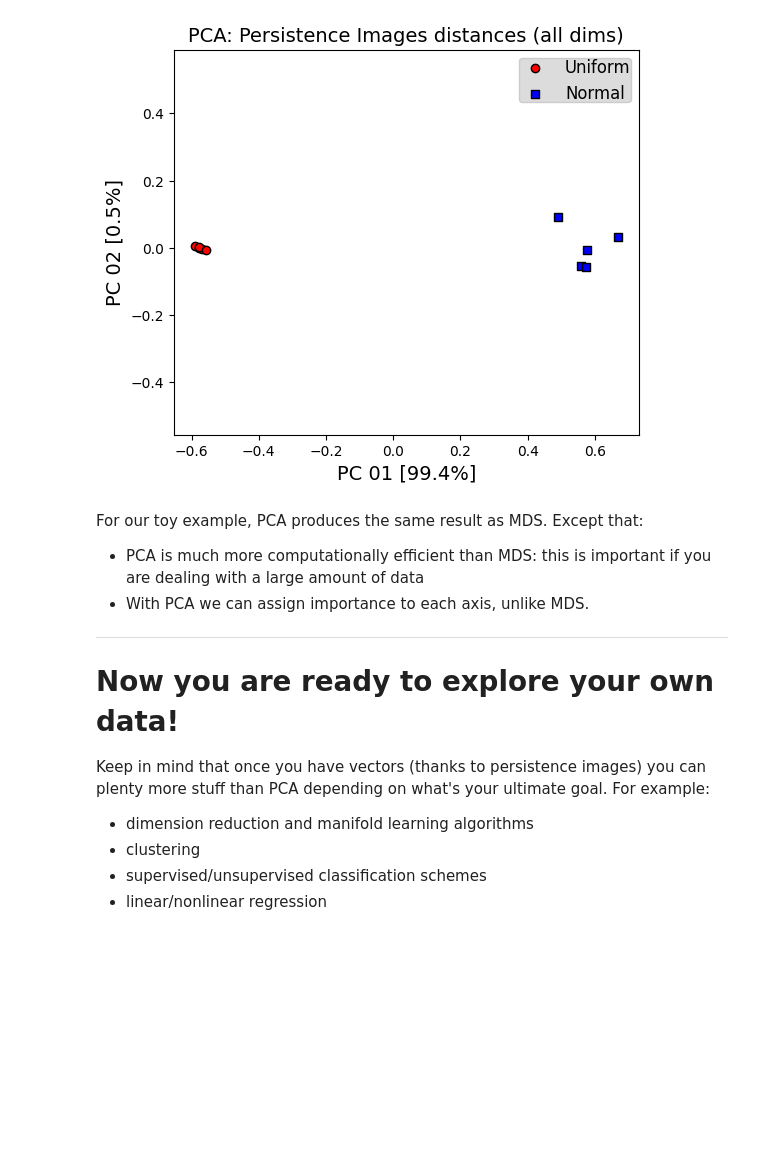
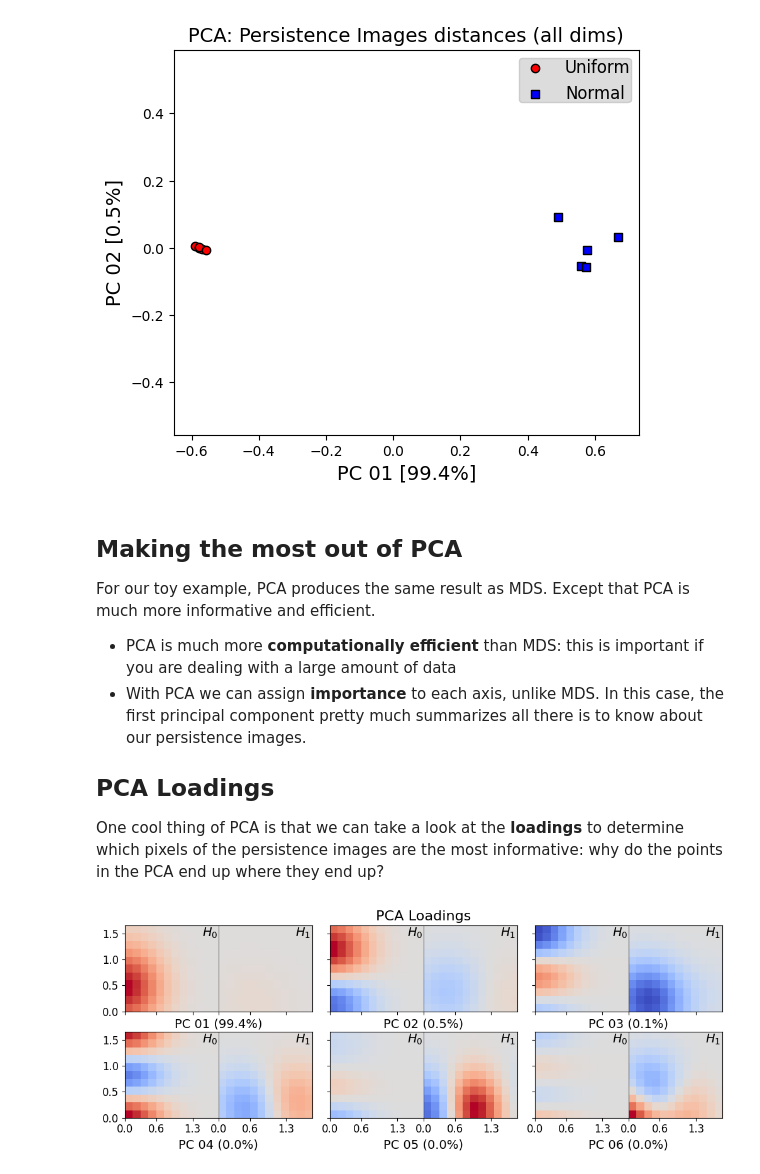
Before and after one commit to ejamezquita/pavement_tda, a Jupyter notebook: jupyter/03_tda_general_pipeline.ipynb, the cells around one changed output. Saved outputs shown, nothing was run; the diff lists cells and outputs as text; code cells hidden in the pictures; blank space fills up the shorter version.

```diff
--- a/jupyter/03_tda_general_pipeline.ipynb
+++ b/jupyter/03_tda_general_pipeline.ipynb
@@ -466,14 +482,15 @@ Since now we have vectors, we can do much more than distances and MDS. Each vect
 
 **Important**: Remember to center all the values before applying PCA. Standardizing the variance, while recommended as rule of thumb, is not needed in this case because all the pixel values are comparable to each other.
 # %%
-data = preprocessing.StandardScaler(copy=True, with_std=False, with_mean=True).fit_transform(pi)
+scaler = preprocessing.StandardScaler(copy=True, with_std=False, with_mean=True).fit(pis)
+data = scaler.transform(pis)
 print(data.shape)
 
-PCA = decomposition.PCA(n_components=min([6, data.shape[1]//20]), random_state=42, svd_solver='full').fit(data)
+# Let's reduce our persistence images to just 6 dimensions
+PCA = decomposition.PCA(n_components=6, random_state=42, svd_solver='full').fit(data)
 print('Considering the first', PCA.n_components,'PCs')
 
 pca = PCA.transform(data).astype('float32')
-loadings = PCA.components_.T * np.sqrt(PCA.explained_variance_)
 explained_ratio = 100*PCA.explained_variance_ratio_
 print(explained_ratio)
 print('Total explained var:\t', np.sum(explained_ratio), np.sum(explained_ratio[:2]))
@@ -496,16 +513,38 @@ ax.set_ylabel('PC 02 [{:.1f}%]'.format(explained_ratio[1]), fontsize=fs);
 # %% [output]
 [figure]
 # %% [markdown]
-For our toy example, PCA produces the same result as MDS. Except that:
-- PCA is much more computationally efficient than MDS: this is important if you are dealing with a large amount of data
-- With PCA we can assign importance to each axis, unlike MDS.
+## Making the most out of PCA
 
----
+For our toy example, PCA produces the same result as MDS. Except that PCA is much more informative and efficient.
 
-# Now you are ready to explore your own data!
+- PCA is much more **computationally efficient** than MDS: this is important if you are dealing with a large amount of data
+- With PCA we can assign **importance** to each axis, unlike MDS. In this case, the first principal component pretty much summarizes all there is to know about our persistence images.
 
-Keep in mind that once you have vectors (thanks to persistence images) you can plenty more stuff than PCA depending on what's your ultimate goal. For example:
-- dimension reduction and manifold learning algorithms
-- clustering
-- supervised/unsupervised classification schemes
-- linear/nonlinear regression
+## PCA Loadings
+
+One cool thing of PCA is that we can take a look at the **loadings** to determine which pixels of the persistence images are the most informative: why do the points in the PCA end up where they end up?
+# %%
+# Plot loadings
+# Red = contributes positively to the PC value
+# Blue = contributes negatively to the PC value
+# Gray = does not contribute in any way
+
+loadings = PCA.components_.T * np.sqrt(PCA.explained_variance_)
+
+fig, ax = plt.subplots(2, 3, figsize=(10, 4), sharex=True, sharey=True)
+ax = np.atleast_1d(ax).ravel(); i = 0
+for i in range(loadings.shape[1]):
+    ll = loadings[:,i].reshape( 2*xtent[1], xtent[3], order='C').T
+    vmax = np.max(np.abs(ll))
+    ax[i].imshow(ll, cmap='coolwarm', vmax=vmax, vmin=-vmax, origin='lower', extent=exxtent)
+    ax[i].set_xlabel('PC {:02d} ({:.1f}%)'.format(i+1, explained_ratio[i]), fontsize=fs)
+    ax[i].axvline(extent[1], c='k', lw=0.5)
+    ax[i].set_xticks(xticks, xlabs)
+    ax[i].tick_params(labelsize=.85*fs)
+    for hdim in [0,1]:
+        ax[i].text( .99*(hdim+1)*extent[1], .99*extent[-1], '$H_{}$'.format(hdim), c='k', ha='right', va='top', fontsize=fs)
+
+ax[1].set_title('PCA Loadings', fontsize=1.15*fs)
+fig.tight_layout();
+# %% [output]
+[figure, added]
```
Also changed, not shown: parts of 22 cells of this notebook.
